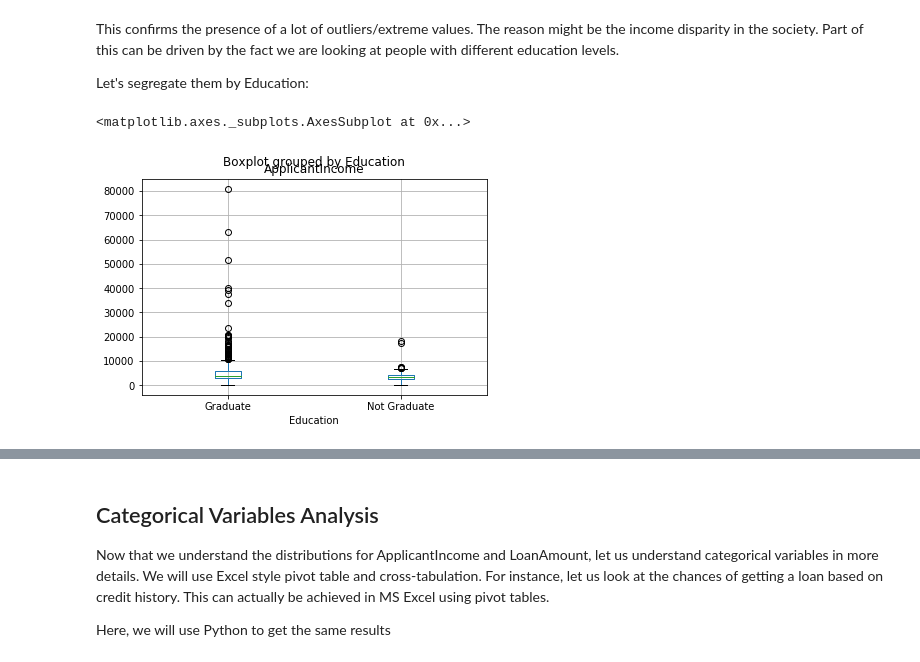
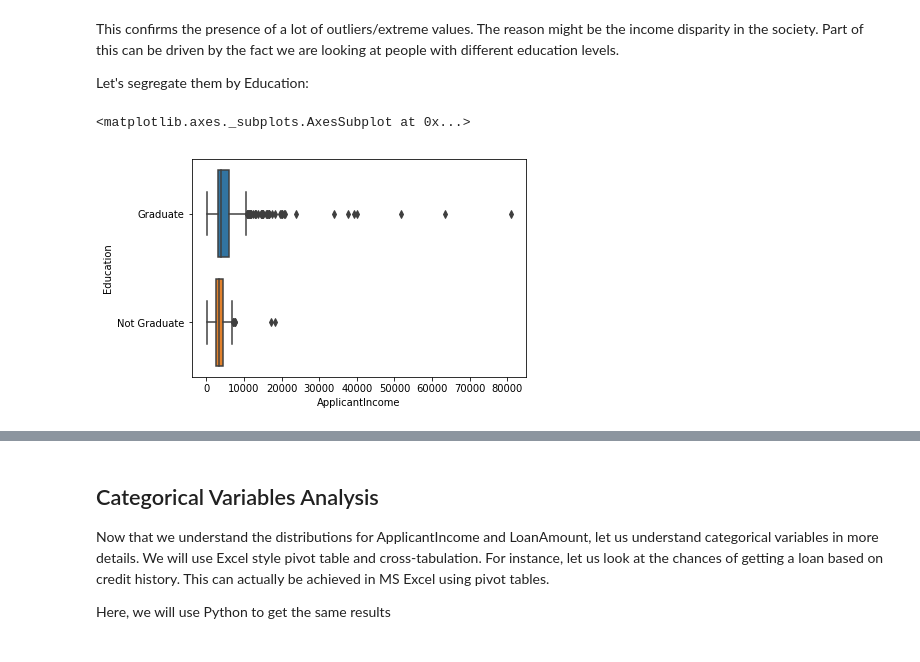
Before and after one commit to ericdasse28/loan-prediction, a Jupyter notebook: Automated Loan Prediction.ipynb, the cells around one changed output, grey strips where cells are left out. Saved outputs shown, nothing was run; the diff lists cells and outputs as text; code cells hidden in the pictures.

```diff
--- a/Automated Loan Prediction.ipynb
+++ b/Automated Loan Prediction.ipynb
@@ -82,9 +83,9 @@ df.boxplot(column="ApplicantIncome")
 This confirms the presence of a lot of outliers/extreme values. The reason might be the income disparity in the society. Part of this can be driven by the fact we are looking at people with different education levels.
 
 Let's segregate them by Education:
-# %%
-df.boxplot(column="ApplicantIncome", by="Education")
-# %% [output]
-<matplotlib.axes._subplots.AxesSubplot at 0x...>
-[figure, removed]
+# %%
+sns.boxplot(x=df["ApplicantIncome"], y=df["Education"])
+# %% [output]
+<matplotlib.axes._subplots.AxesSubplot at 0x...>
+[figure, added]
 # %% [markdown]
```
Also changed, not shown: parts of 14 cells of this notebook.
